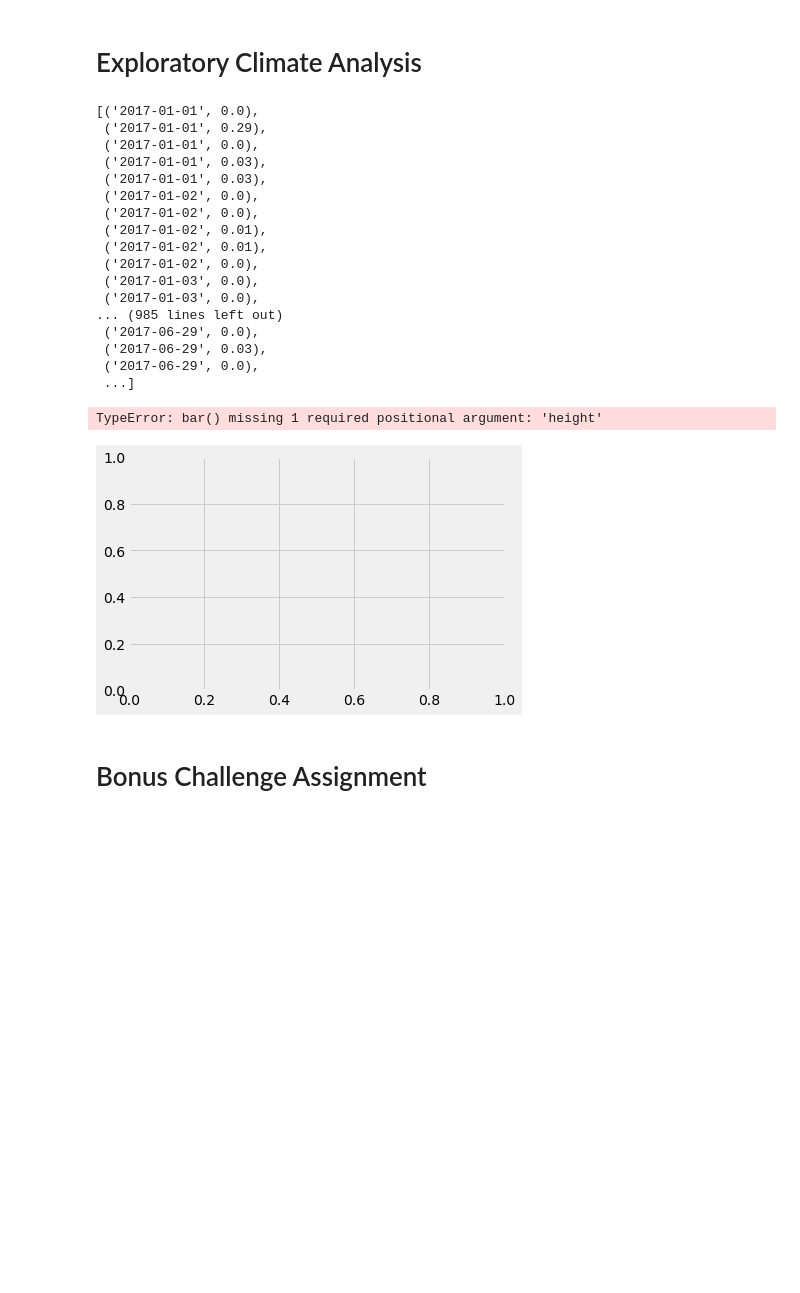
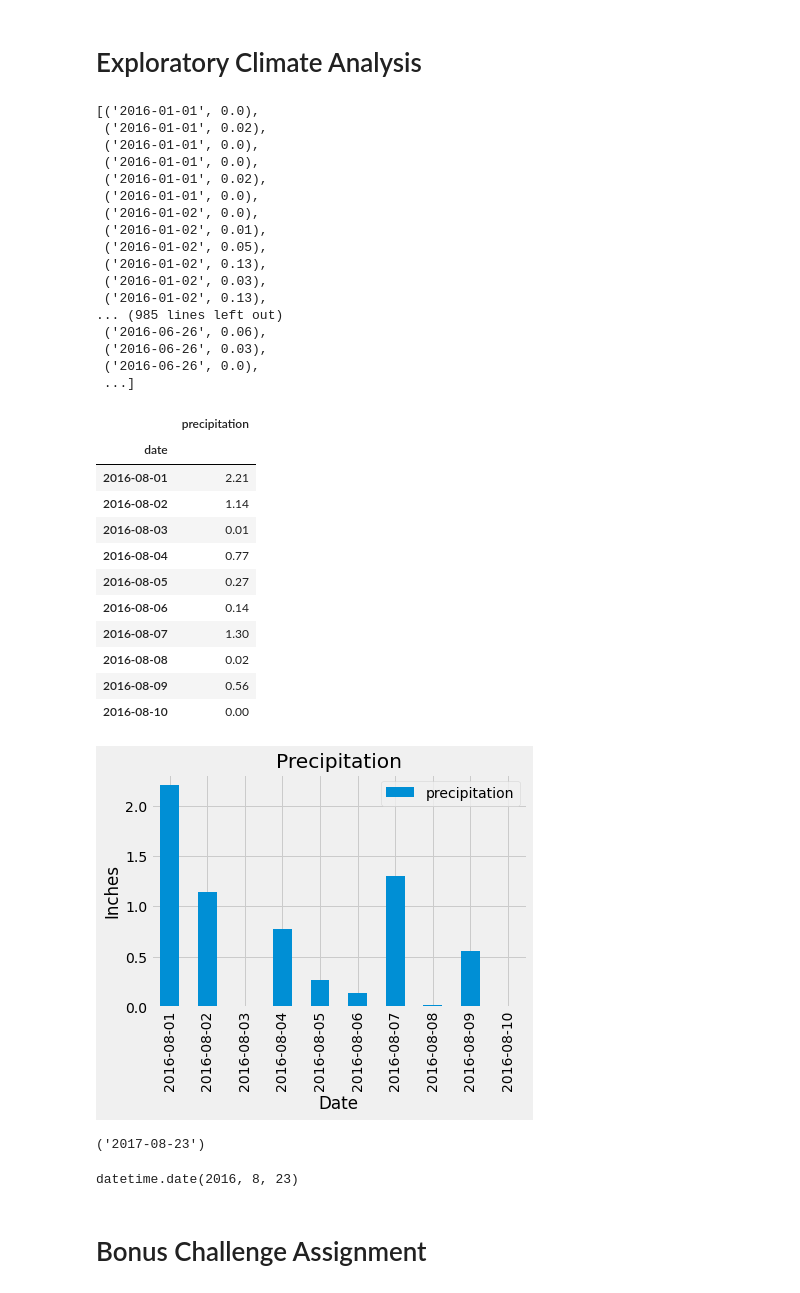
Before and after one commit to aidixon/sqlalchemy-challenge, a Jupyter notebook: app.py.ipynb, the cells around one changed output. Cells and saved outputs as stored; diff of their text form; code cells hidden in the pictures; blank space fills up the shorter version.

Commit message:
Queried date that is one year prior

```diff
--- a/app.py.ipynb
+++ b/app.py.ipynb
@@ -95,34 +95,62 @@ engine.execute('SELECT * FROM station').fetchmany(10)
 # Design a query to retrieve the last 12 months of precipitation data and plot the results
 session.query(Measurement.date, Measurement.prcp).\
     filter(Measurement.prcp >= 0.00).\
-    filter(Measurement.date >= '2017-01-01').\
+    filter(Measurement.date >= '2016-01-01').\
     order_by(Measurement.date).all()
 # %% [output]
-[('2017-01-01', 0.0),
- ('2017-01-01', 0.29),
- ('2017-01-01', 0.0),
- ('2017-01-01', 0.03),
- ('2017-01-01', 0.03),
- ('2017-01-02', 0.0),
- ('2017-01-02', 0.0),
- ('2017-01-02', 0.01),
- ('2017-01-02', 0.01),
- ('2017-01-02', 0.0),
- ('2017-01-03', 0.0),
- ('2017-01-03', 0.0),
+[('2016-01-01', 0.0),
+ ('2016-01-01', 0.02),
+ ('2016-01-01', 0.0),
+ ('2016-01-01', 0.0),
+ ('2016-01-01', 0.02),
+ ('2016-01-01', 0.0),
+ ('2016-01-02', 0.0),
+ ('2016-01-02', 0.01),
+ ('2016-01-02', 0.05),
+ ('2016-01-02', 0.13),
+ ('2016-01-02', 0.03),
+ ('2016-01-02', 0.13),
 ... (985 lines left out)
- ('2017-06-29', 0.0),
- ('2017-06-29', 0.03),
- ('2017-06-29', 0.0),
+ ('2016-06-26', 0.06),
+ ('2016-06-26', 0.03),
+ ('2016-06-26', 0.0),
  ...]
 # %%
-precipitation_data = session.query(Measurement.date).\
+precipitation_data = session.query(Measurement.date, Measurement.prcp).\
     filter(Measurement.prcp >= 0.00).\
-    filter(Measurement.date >= '2017-01-01').\
-    order_by(Measurement.date).all()
+    filter(Measurement.date >= '2016-08-01').\
+    group_by(Measurement.date).all()
 
-fig, ax = plt.subplots()
-ax.bar(precipitation_data, )
+precipitation_df = pd.DataFrame(precipitation_data[:10], columns=['date', 'precipitation'])
+precipitation_df.set_index('date', inplace = True)
+precipitation_df.head(10)
 # %% [output]
-TypeError: bar() missing 1 required positional argument: 'height'
-[figure, removed]
+|  | precipitation |
+| date |  |
+| 2016-08-01 | 2.21 |
+| 2016-08-02 | 1.14 |
+| 2016-08-03 | 0.01 |
+| 2016-08-04 | 0.77 |
+| 2016-08-05 | 0.27 |
+| 2016-08-06 | 0.14 |
+| 2016-08-07 | 1.30 |
+| 2016-08-08 | 0.02 |
+| 2016-08-09 | 0.56 |
+| 2016-08-10 | 0.00 |
+# %%
+precipitation_df.plot.bar(title = "Precipitation")
+plt.ylabel("Inches")
+plt.xlabel("Date")
+plt.show()
+# %% [output]
+[figure, added]
+# %%
+# Calculate the date 1 year ago from the last data point in the database
+session.query(Measurement.date).order_by(Measurement.date.desc()).first()
+# %% [output]
+('2017-08-23')
+# %%
+year_ago = dt.date(2017,8,23) - dt.timedelta(days = 365)
+year_ago
+# %% [output]
+datetime.date(2016, 8, 23)
```
Also changed, not shown: parts of 2 cells of this notebook.
